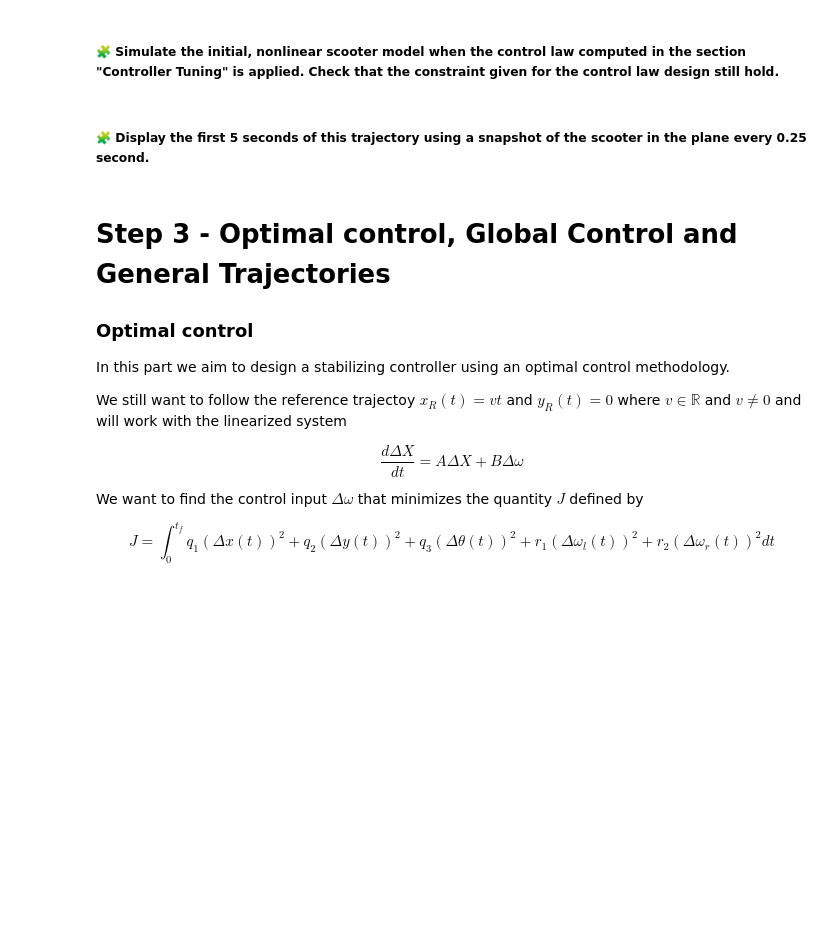
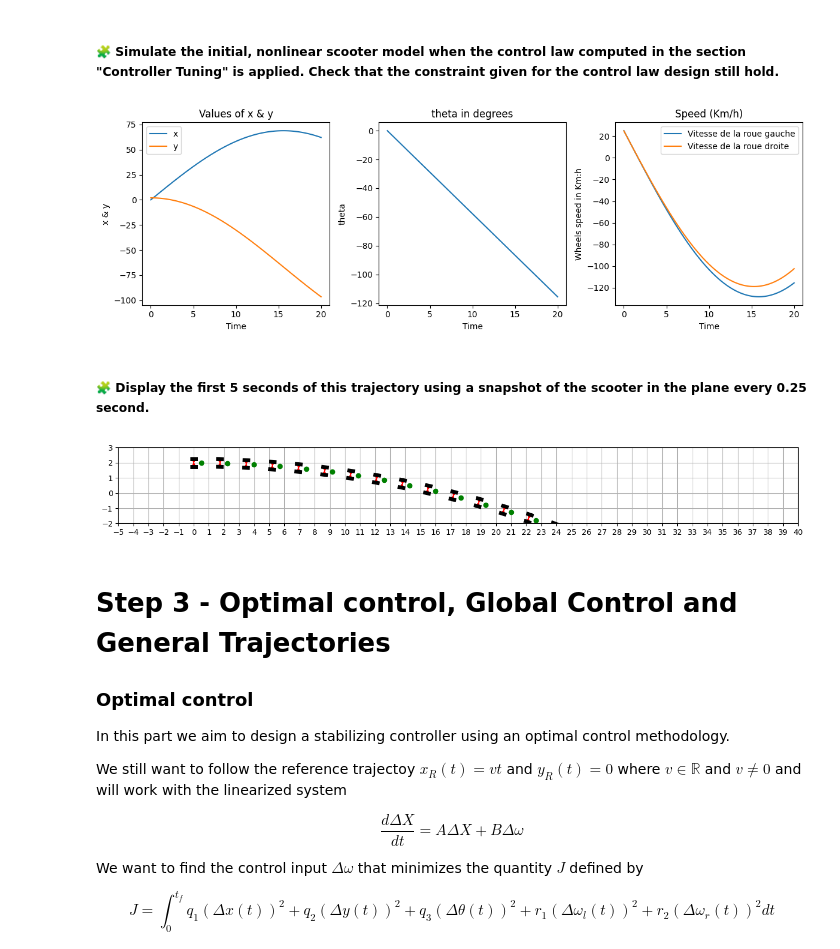
Before and after one commit to idalioua/control-engineering-with-python-project-2023-2024, a Jupyter notebook: Project-part-3.ipynb, the cells around one changed output. Cells and saved outputs as stored; diff of their text form; code cells hidden in the pictures; blank space fills up the shorter version.

```diff
--- a/Project-part-3.ipynb
+++ b/Project-part-3.ipynb
@@ -566,12 +566,12 @@ pass
 ##### 🧩 Tune the poles (and recompute the gain matrix) so that the actual location $(x, y)$ is within 10 cm of the desired location within 20 sec but the angle $\Delta \theta$ never exceeds $\pm 5 \, \mathrm{deg}$. Plot the values of $\Delta x$ (in m), $\Delta y$ (in m), $\Delta \theta$ (in degrees), and the speed of each wheel (in km/h)
 # %%
 import matplotlib.pyplot as plt
-poles = [-0.5, -0.6, -0.7]  # Strictly negative real part
+poles = [-0.5, -0.6, -0.7]   # Strictly negative real part
 K = place_poles(A,B,poles).gain_matrix
 
-results = solve_ivp(fun=lin_fun,t_span=[0,20],y0=[0,2,0],dense_output=True, rtol=1e-8, atol=1e-8)
+results_lin = solve_ivp(fun=lin_fun,t_span=[0,20],y0=[0,2,0],dense_output=True, rtol=1e-8, atol=1e-8)
 t = linspace(0,20, 100)
-delta_X=results["sol"](t)
+delta_X=results_lin["sol"](t)
 delta_x, delta_y, delta_theta = delta_X
 
 dOmega = -K@delta_X
@@ -619,5 +619,59 @@ Within 20 secs, (x,y) is within 10 cm of desired location as shown in the plot,
 Delta_theta is between 0 and -3.5 degress, so it never exeeds +- 5 degs
 # %% [markdown]
 ##### 🧩 Simulate the initial, nonlinear scooter model when the control law computed in the section "Controller Tuning" is applied. Check that the constraint given for the control law design still hold.
+# %%
+
+def nonlinear_model(t,xytheta):
+    Xr=np.array([v*t,0,0])# x(t)=vt, y(t)=0 & theta(t)=0
+    Wr=np.array([v/r,v/r])
+    deltaX=xytheta-Xr
+    dOmega = -K@delta_X
+    dOmega_l = dOmega[0, 0]
+    dOmega_r = dOmega[1, 0]
+    theta=xytheta[2]
+    return [v*np.cos(theta),v*np.sin(theta),(r/l)*(dOmega_r-dOmega_l)]
+
+results_non_lin = solve_ivp(fun=nonlinear_model,t_span=[0,20],y0=[0,2,0],dense_output=True, rtol=1e-8, atol=1e-8)
+t = linspace(0,20, 100)
+delta_X=results_non_lin["sol"](t)
+delta_x, delta_y, delta_theta = delta_X
+
+dOmega = -K@delta_X
+dOmega_l = dOmega[0,:]
+dOmega_r = dOmega[1,:]
+omega_l = dOmega_l +v/r
+omega_r = dOmega_r +v/r
+speed_l=omega_l*r*3.6
+speed_r=omega_r*r*3.6
+
+plt.figure(figsize=(12, 4))
+
+plt.subplot(1, 3, 1)
+plt.plot(t, delta_x,label="x")
+plt.plot(t, delta_y,label="y")
+plt.xlabel('Time')
+plt.ylabel('x & y')
+plt.title('Values of x & y')
+plt.legend()
+
+plt.subplot(1, 3, 2)
+plt.plot(t, delta_theta*180/pi)
+
+plt.xlabel('Time')
+plt.ylabel('theta')
+plt.title('theta in degrees')
+
+plt.subplot(1, 3, 3)
+plt.plot(t, speed_l,label="Vitesse de la roue gauche")
+plt.plot(t, speed_r,label="Vitesse de la roue droite")
+plt.xlabel('Time')
+plt.ylabel('Wheels speed in Km:h')
+plt.title('Speed (Km/h)')
+plt.legend()
+
+plt.tight_layout()
+plt.show()
+# %% [output]
+[figure, added]
 # %% [markdown]
 ##### 🧩 Display the first 5 seconds of this trajectory using a snapshot of the scooter in the plane every 0.25 second.
@@ -626,3 +678,10 @@ pass
+# %%
+sol=results_non_lin["sol"]
+draw_arena(-5, 40, -2, 3)
+for i in [0,0.25,0.5,0.75,1,1.25,1.5,1.75,2,2.25,2.5,2.75,3,3.25,3.5,3.75,4]:
+    draw_scooter(sol(i)[0],sol(i)[1],sol(i)[2])
+# %% [output]
+[figure, added]
 # %% [markdown]
 Step 3 - Optimal control, Global Control and General Trajectories
 =================================================================
```
Also changed, not shown: parts of 2 cells of this notebook.
